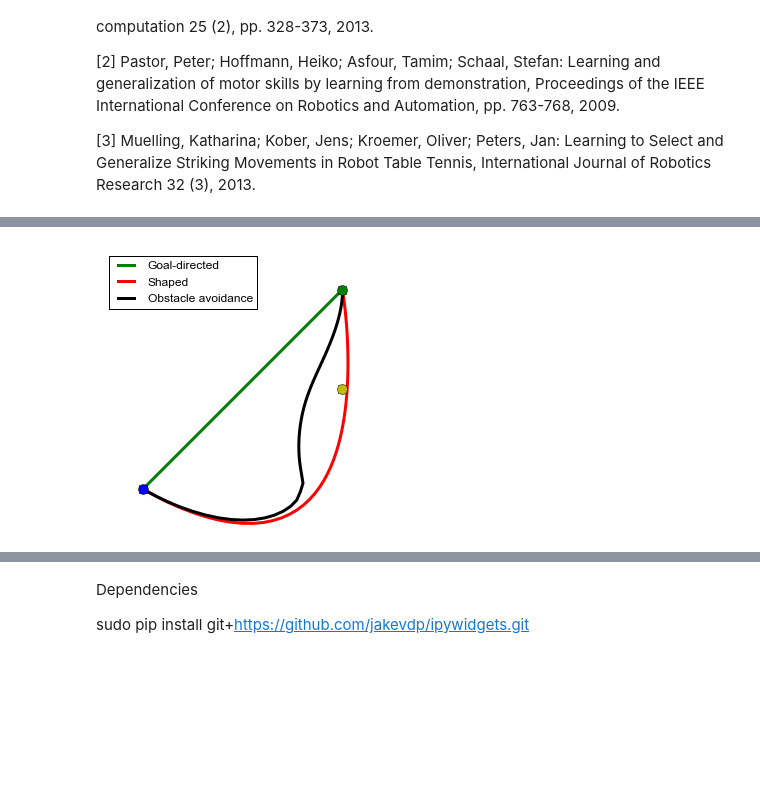
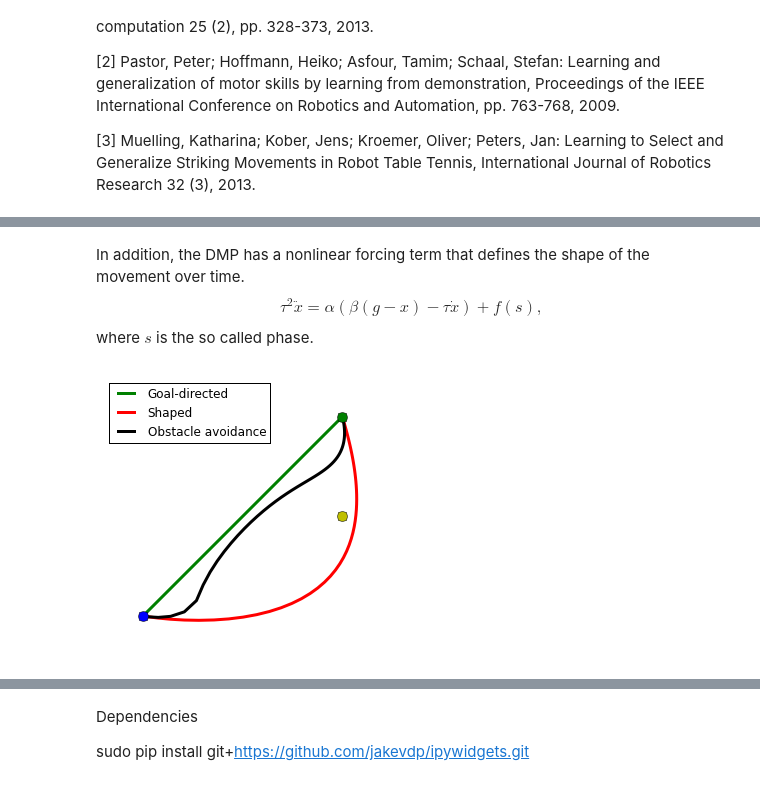
Before and after one commit to AlexanderFabisch/PyDMP, a Jupyter notebook: DMP.ipynb, the cells around one changed output, grey strips where cells are left out. Drawn from its saved outputs; the diff is of its cells as text; code cells hidden in the pictures; blank space fills up the shorter version.

```diff
--- a/DMP.ipynb
+++ b/DMP.ipynb
@@ -40,39 +63,42 @@ def clean_ax(ax, x_range, y_range, spines=False, legend=False):
+# %% [markdown]
+In addition, the DMP has a nonlinear forcing term that defines the shape of the movement over time.
+$$\tau^2 \ddot{x} = \alpha \left(\beta (g - x) - \tau \dot{x}\right) + f(s),$$
+where $s$ is the so called phase.
 # %%
 from dmp import DMP, trajectory, potential_field
-
-random_state = np.random.RandomState(3)
 
 x0 = np.array([0, 0], dtype=np.float64)
 g = np.array([1, 1], dtype=np.float64)
 tau = 1.0
-w = 4000 * random_state.randn(2, 1000)
+w = np.array([[-50.0, 100.0, 300.0],
+              [-200.0, -200.0, -200.0]])
 o = np.array([1.0, 0.5])
 n_steps = 100
-dt = tau / n_steps
+dt = tau / (n_steps - 1)
 
 dmp = DMP()
 
 x_range = (-0.2, 1.2)
 y_range = (-0.2, 1.2)
 n_tics = 10
 
 G, _ = trajectory(dmp, w, x0, g, dt, tau, n_steps, o, shape=False, avoidance=False)
 T, _ = trajectory(dmp, w, x0, g, dt, tau, n_steps, o, shape=True, avoidance=False)
 O, _ = trajectory(dmp, w, x0, g, dt, tau, n_steps, o, shape=True, avoidance=True)
 
 fig = plt.figure(figsize=(5, 5))
 
 plt.plot(G[:, 0], G[:, 1], lw=3, color="g", label="Goal-directed")
 plt.plot(T[:, 0], T[:, 1], lw=3, color="r", label="Shaped")
 plt.plot(O[:, 0], O[:, 1], lw=3, color="black", label="Obstacle avoidance")
 
 plt.plot(x0[0], x0[1], "o", color="b", markersize=10)
 plt.plot(g[0], g[1], "o", color="g", markersize=10)
 plt.plot(o[0], o[1], "o", color="y", markersize=10)
 
 clean_ax(plt.gca(), x_range=x_range, y_range=y_range, legend=True)
 # %% [output]
-[figure, old version]
+[figure, new version]
 # %%
 def potential_trajectory(dmp, t_max, n_steps, shape, avoidance):
     T, Td = trajectory(dmp, w, x0, g, dt, tau, n_steps, o, shape, avoidance)
```
Also changed, not shown: parts of 6 cells of this notebook.
